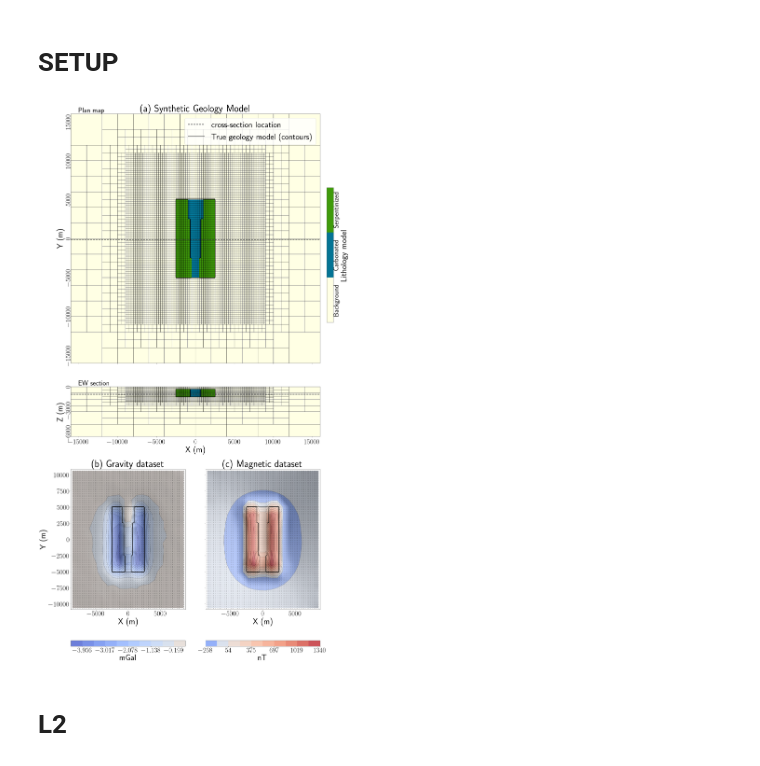
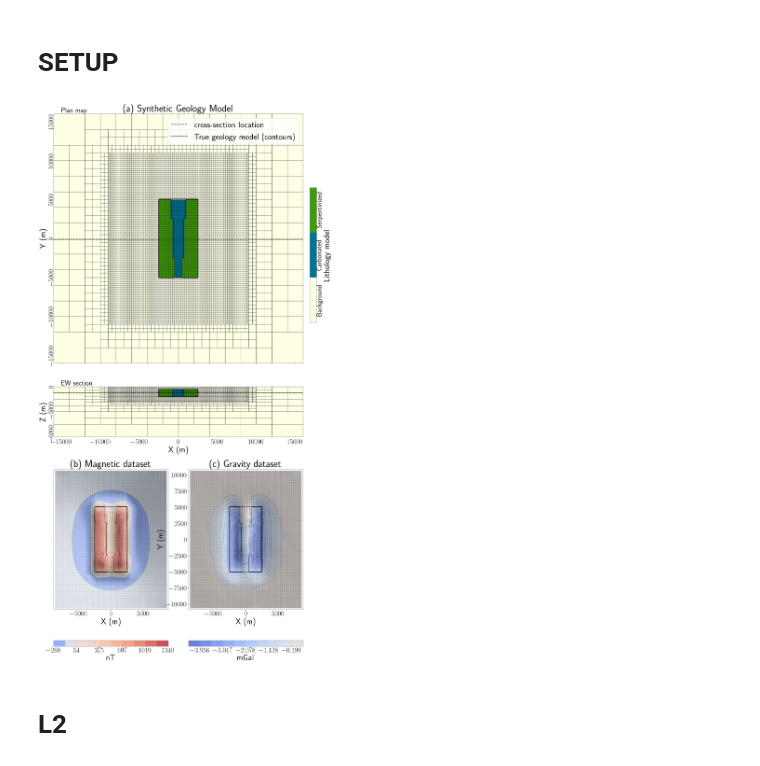
Before and after one commit to simpeg-research/Fast-Times-2021-Carbon-Mineralization, a Jupyter notebook: 3_blocks_model/Final_Visualization/MakeFigures-3blocks.ipynb, the cells around one changed output. Drawn from its saved outputs; the diff is of its cells as text; code cells hidden in the pictures.

Commit message:
updates to the 3 block model figures

```diff
--- a/3_blocks_model/Final_Visualization/MakeFigures-3blocks.ipynb
+++ b/3_blocks_model/Final_Visualization/MakeFigures-3blocks.ipynb
@@ -96,7 +96,7 @@ def plotting_model(
     geology_model = geology_model,
     slicex=0.,
     slicey=0.,
-    slicez= -950,
+    slicez= -750,
     plot_grid=False,
     is_geology=False,
     title='',
@@ -256,7 +256,7 @@ ax, cb = plotting_model(
     legend_cb='Lithology model',
     slicex=0.,
     slicey=0.,
-    slicez= -950,
+    slicez= -750,
     plot_grid=True,
     is_geology=True,
     titlesize = titlesize,
@@ -275,7 +275,7 @@ ax[1].text(-15000,200,'EW section',fontdict={'fontsize':ticksize})
 ax[1].tick_params(axis='both',pad=10)
 ax[0].tick_params(axis='both',pad=10)
 ##################################
-ax = [ax3,ax4]
+ax = [ax4,ax3]
 #ax[0].set_xlim([-7500,7500])
 #ax[1].set_xlim([-7500,7500])
 #ax[0].set_ylim([-7500,7500])
@@ -296,7 +296,7 @@ mm = utils.plot2Ddata(data_grav.survey.receiver_locations, -data_grav.dobs,
 ax[0].scatter(data_grav.survey.receiver_locations[:,0],data_grav.survey.receiver_locations[:,1],label='Data locations',c='k',s=1)
 #ax[0].legend(fontsize=16,loc=4)
 ax[0].set_aspect(1)
-ax[0].set_title('(b) Gravity dataset', fontsize=titlesize)
+ax[0].set_title('(c) Gravity dataset', fontsize=titlesize)
 cb = plt.colorbar(mm[0],ax=ax[0], orientation='horizontal')
 cb.set_label('mGal', fontsize=labelsize)
 cb.ax.tick_params(labelsize=ticksize)
@@ -309,35 +309,35 @@ mm = utils.plot2Ddata(data_mag.survey.receiver_locations,data_mag.dobs,
                      levelOpts={'colors':'k','linewidths':0.5, 'linestyles':'dashed'}
 )
 ax[1].scatter(data_mag.survey.receiver_locations[:,0],data_mag.survey.receiver_locations[:,1],label='Data locations',c='k',s=1)
 
-ax[1].set_title('(c) Magnetic dataset', fontsize=titlesize)
+ax[1].set_title('(b) Magnetic dataset', fontsize=titlesize)
 cb = plt.colorbar(mm[0],ax=ax[1], orientation='horizontal')
 cb.set_label('nT', fontsize=labelsize)
 ax[1].set_yticklabels([])
 cb.ax.tick_params(labelsize=ticksize)
 
 #overlay true geology model for comparison
 indz = -9
 indslicezplot = mesh.gridCC[:,2] == mesh.vectorCCz[indz]
 for i in range(2):
     _, _, CS = utils.plot2Ddata(
             mesh.gridCC[indslicezplot][:,[0,1]],geology_model[indslicezplot],
             nx=200,ny=200,
              contourOpts={'alpha':0},
              clim=[0,2],
              ax=ax[i],
              level=True,
              ncontour=2,
              levelOpts={'colors':'k','linewidths':2,#'linestyles':'dotted',
             },
             method='nearest'
     )
     CS.collections[0].set_label('True geology outline')
     #ax[i].legend(fontsize=16,loc=4)
     ax[i].set_aspect(1)
 plt.show()
 # %% [output]
-[figure, old version]
+[figure, new version]
 # %%
 fig.savefig('synthetic-three-blocks-model.png', dpi=100,bbox_inches='tight', pad_inches=0.1)
 # %% [markdown]
```
Also changed, not shown: parts of 15 cells of this notebook, 5 other files.
